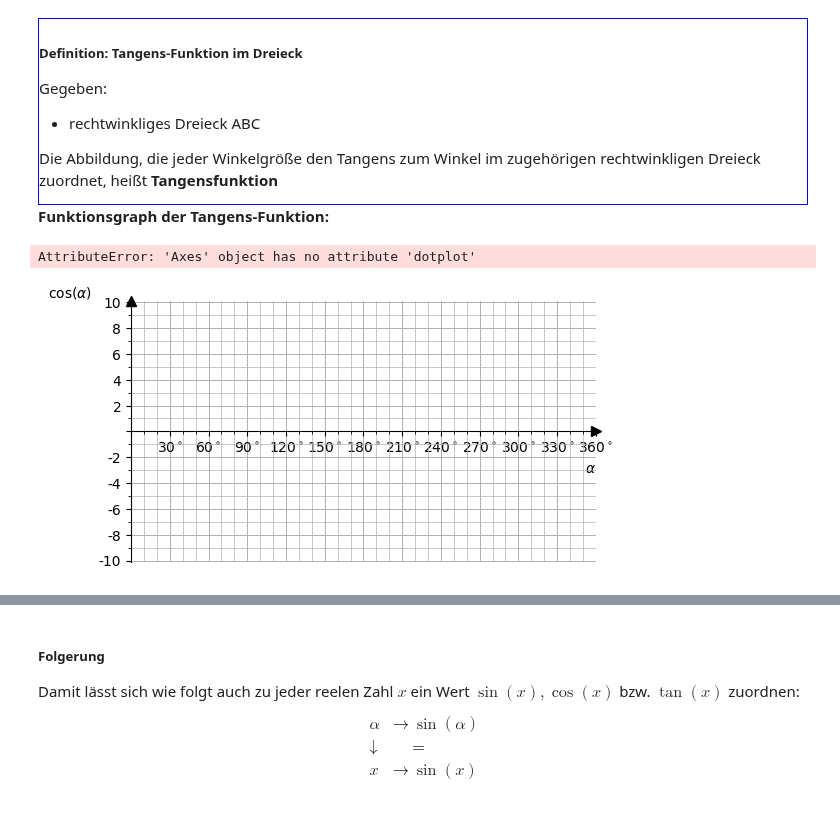
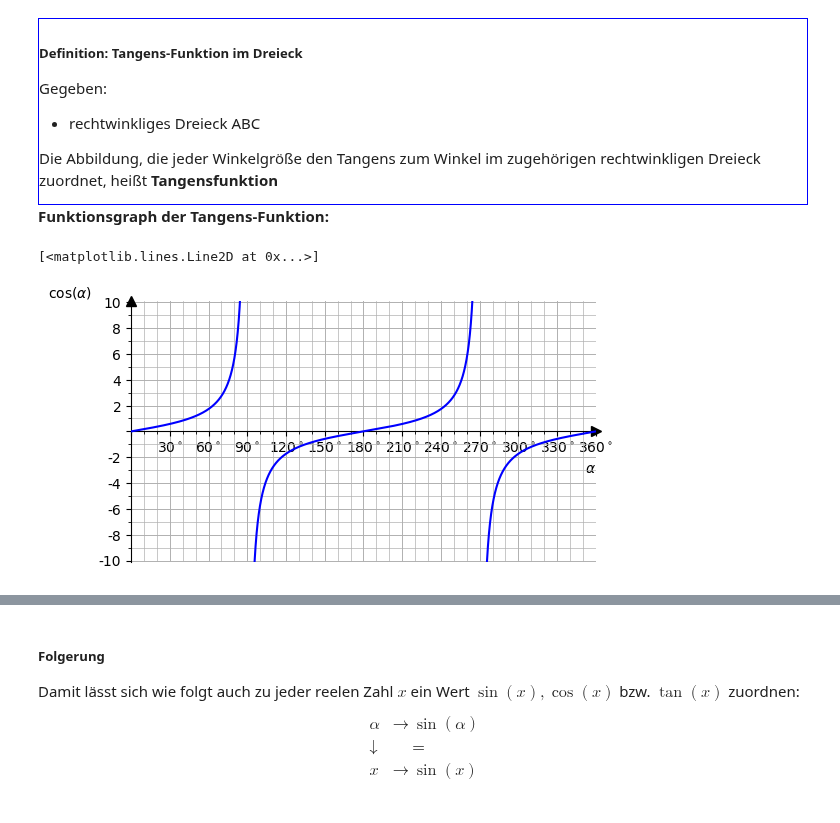
Before and after one commit to MHundi/Mathe_KS, a Jupyter notebook: 1_Analysis_KS/4_Zusammenhang_Funktion_Graph/7_Trigonometrische_Funktionen.ipynb, the cells around one changed output, grey strips where cells are left out. Drawn from its saved outputs; the diff is of its cells as text; code cells hidden in the pictures.

```diff
--- a/1_Analysis_KS/4_Zusammenhang_Funktion_Graph/7_Trigonometrische_Funktionen.ipynb
+++ b/1_Analysis_KS/4_Zusammenhang_Funktion_Graph/7_Trigonometrische_Funktionen.ipynb
@@ -278,8 +278,12 @@ a= -0.1 # untere x-Intervallgrenze
 b= 360.1# obere x-Intervallgrenze
 c = -10.1# untere y-Intervallgrenze
 d = 10.1 # obere y-Intervallgrenze
-x = np.linspace(a, b,100000)
-y1= np.tan(x/180*np.pi)
+x1 = np.linspace(a, 89,100000)
+y1= np.tan(x1/180*np.pi)
+x2 = np.linspace(90.1, 269,100000)
+y2= np.tan(x2/180*np.pi)
+x3 = np.linspace(270.1, 360,100000)
+y3= np.tan(x3/180*np.pi)
 # ----------------------------
 
 # Einstellung des Graphen
@@ -299,36 +303,38 @@ def major_xtick(x, pos):
 
 # Achsenskalierung
 ax.xaxis.set_major_locator(MultipleLocator(30))
 ax.xaxis.set_minor_locator(AutoMinorLocator(3))
 ax.yaxis.set_major_locator(MultipleLocator(2))
 ax.yaxis.set_minor_locator(AutoMinorLocator(2))
 ax.xaxis.set_major_formatter(FuncFormatter(major_xtick))
 ax.yaxis.set_major_formatter(FuncFormatter(major_ytick))
 
 # Position der Achsen im Schaubild
 ax.spines[['top','right']].set_visible(False)
 ax.spines[['bottom','left']].set_position('zero')
 
 # Pfeile für die Achsen
 ax.plot((1),(0), ls="", marker= ">", ms=7, color="k", transform=ax.get_yaxis_transform(), clip_on=False)
 ax.plot((0),(1), ls="", marker= "^", ms=7, color="k", transform=ax.get_xaxis_transform(), clip_on=False)
 
 # Achsenlänge und Beschriftung
 ax.set_xlim(a,b)
 ax.set_ylim(c, d)
 ax.set_xlabel(r"$\alpha$", loc="right")
 ax.set_ylabel(r"$\cos(\alpha)$ ", loc="top", rotation=0)
 
 # Kästchen
 ax.grid(linestyle="-", which="major",linewidth=0.7, zorder=-10)
 ax.grid(linestyle="-", which="minor",linewidth=0.5, zorder=-10)
 
 # Plot der Funktion
-ax.plot(x,y1, zorder=10)
+ax.plot(x1,y1, zorder=10, color="blue")
+ax.plot(x2,y2, zorder=10, color="blue")
+ax.plot(x3,y3, zorder=10, color="blue")
 #plt.show()
 # %% [output]
-AttributeError: 'Axes' object has no attribute 'dotplot'
+[<matplotlib.lines.Line2D at 0x...>]
-[figure, old version]
+[figure, new version]
 # %% [markdown]
 ### reelewertige Winkelfunktionen
 
```
Also changed, not shown: parts of 19 cells of this notebook.
